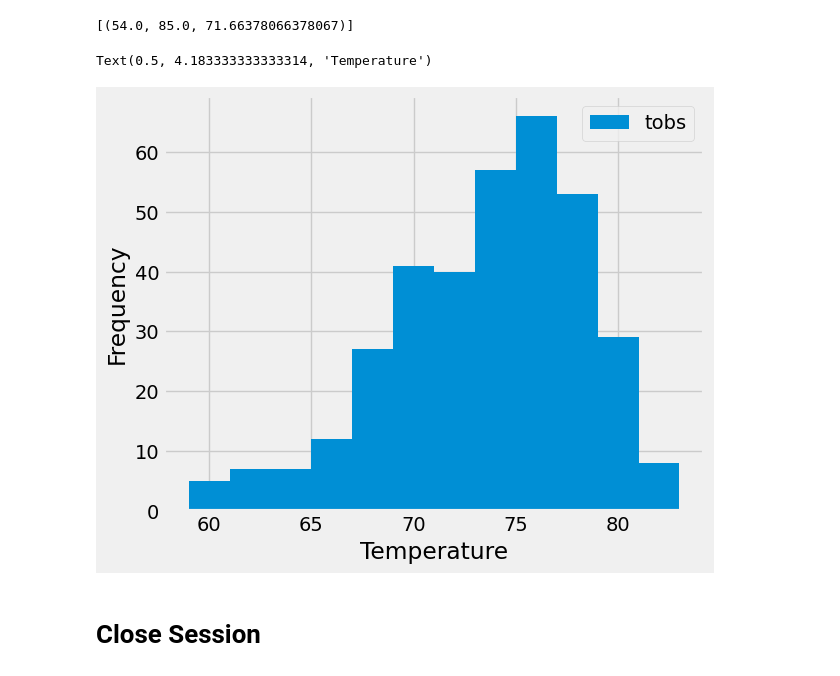
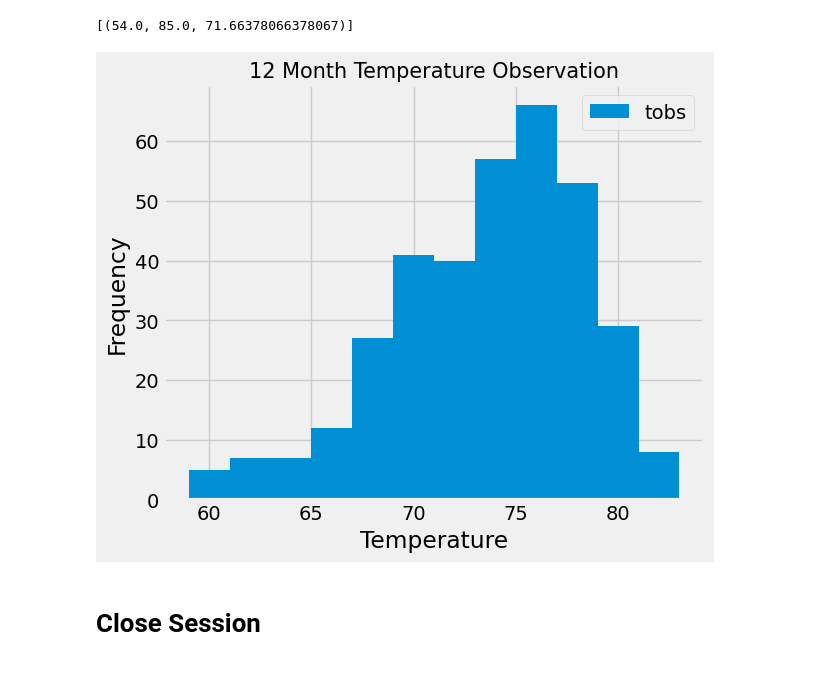
Before and after one commit to jkspiva/sql-alchemy-challenge, a Jupyter notebook: climate_starter.ipynb, the cells around one changed output. Cells and saved outputs as stored; diff of their text form; code cells hidden in the pictures.

```diff
--- a/climate_starter.ipynb
+++ b/climate_starter.ipynb
@@ -118,9 +118,18 @@ session.query(func.min(Measurement.tobs),func.max(Measurement.tobs),func.avg(Mea
 # %%
 # Using the most active station id
 # Query the last 12 months of temperature observation data for this station and plot the results as a histogram
+results = session.query(Measurement.tobs).filter(Measurement.station == 'USC00519281')\
+    .filter(Measurement.date >= '2016-08-23').all()
+
+station_temps = pd.DataFrame(results,columns=['tobs'])
+station_temps.plot.hist(bins=12)
+plt.tight_layout()
+plt.title("12 Month Temperature Observation", size=15)
+plt.xlabel("Temperature")
+plt.ylabel("Frequency")
+plt.show()
 # %% [output]
-Text(0.5, 4.183333333333314, 'Temperature')
-[figure, old version]
+[figure, new version]
 # %% [markdown]
 # Close Session
 # %%
```
Also changed, not shown: parts of 1 cell of this notebook.
